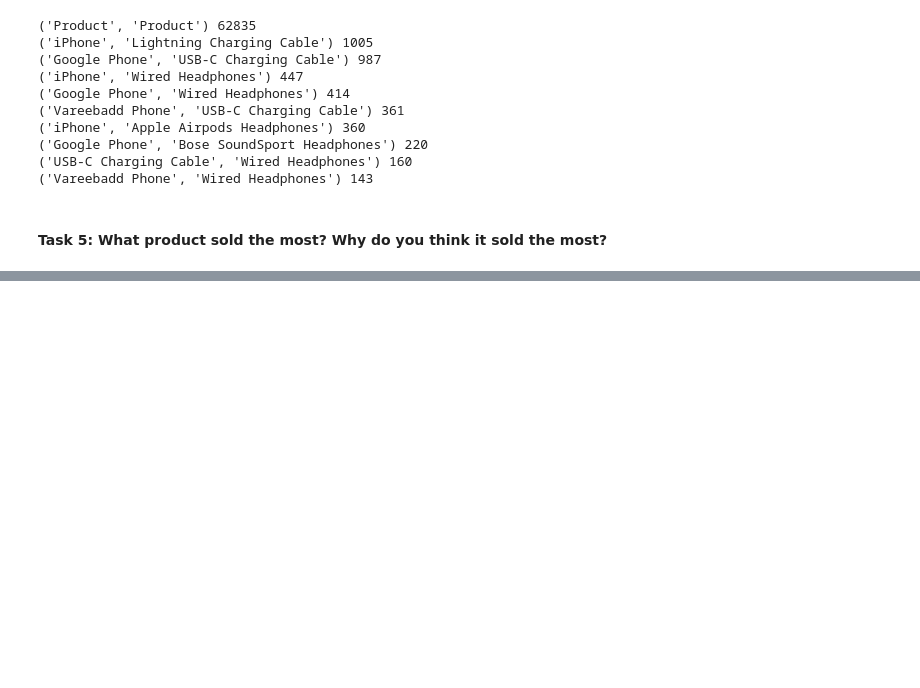
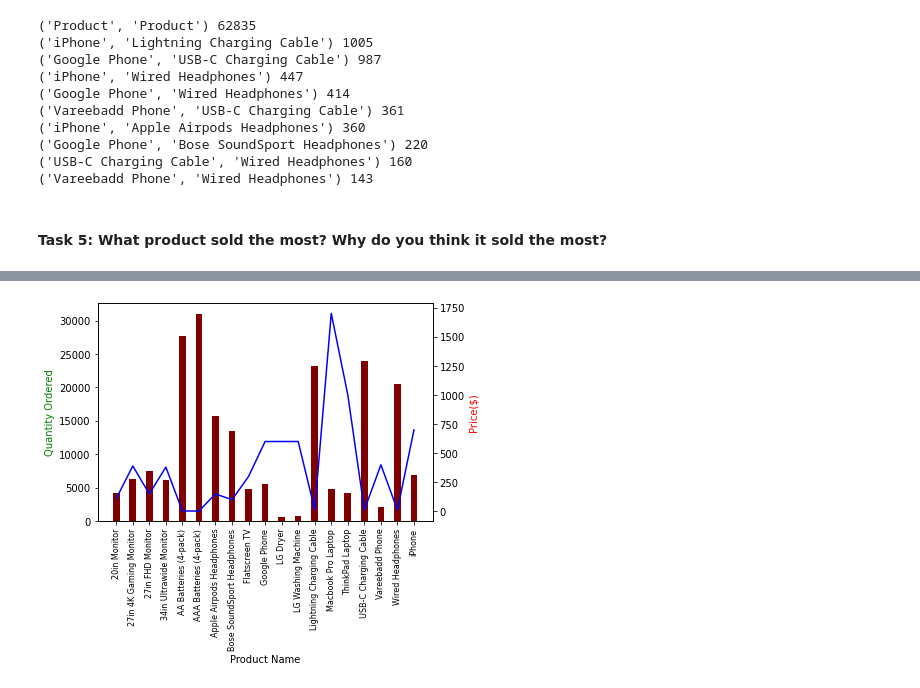
Before and after one commit to ChristinaManara/Sales-Analysis, a Jupyter notebook: Sales Analysis.ipynb, the cells around one changed output, grey strips where cells are left out. Saved outputs shown, nothing was run; the diff lists cells and outputs as text; code cells hidden in the pictures; blank space fills up the shorter version.

```diff
--- a/Sales Analysis.ipynb
+++ b/Sales Analysis.ipynb
@@ -399,0 +418,2 @@ for key, value in counter.most_common(10):
+# %%
+prices = df_append.groupby('Product')['Price Each'].mean()
@@ -399,0 +422,2 @@ for key, value in counter.most_common(10):
+# %%
+prices = prices.drop('Product')
@@ -399,0 +441,19 @@ for key, value in counter.most_common(10):
+# %%
+from turtle import color
+
+
+fig, ax1 = plt.subplots()
+
+ax2 = ax1.twinx()
+ax1.bar(df6['Product'], df6['Quantity Ordered'], color ='maroon',
+        width = 0.4)
+ax2.plot(df6['Product'], prices, 'b-')
+
+ax1.set_xlabel('Product Name')
+ax1.set_ylabel('Quantity Ordered', color='g')
+ax2.set_ylabel('Price($)', color='r')
+ax1.set_xticklabels(df6['Product'], rotation='vertical', size=8)
+
+plt.show()
+# %% [output]
+[figure, added]
```
Also changed, not shown: parts of 4 cells of this notebook.
